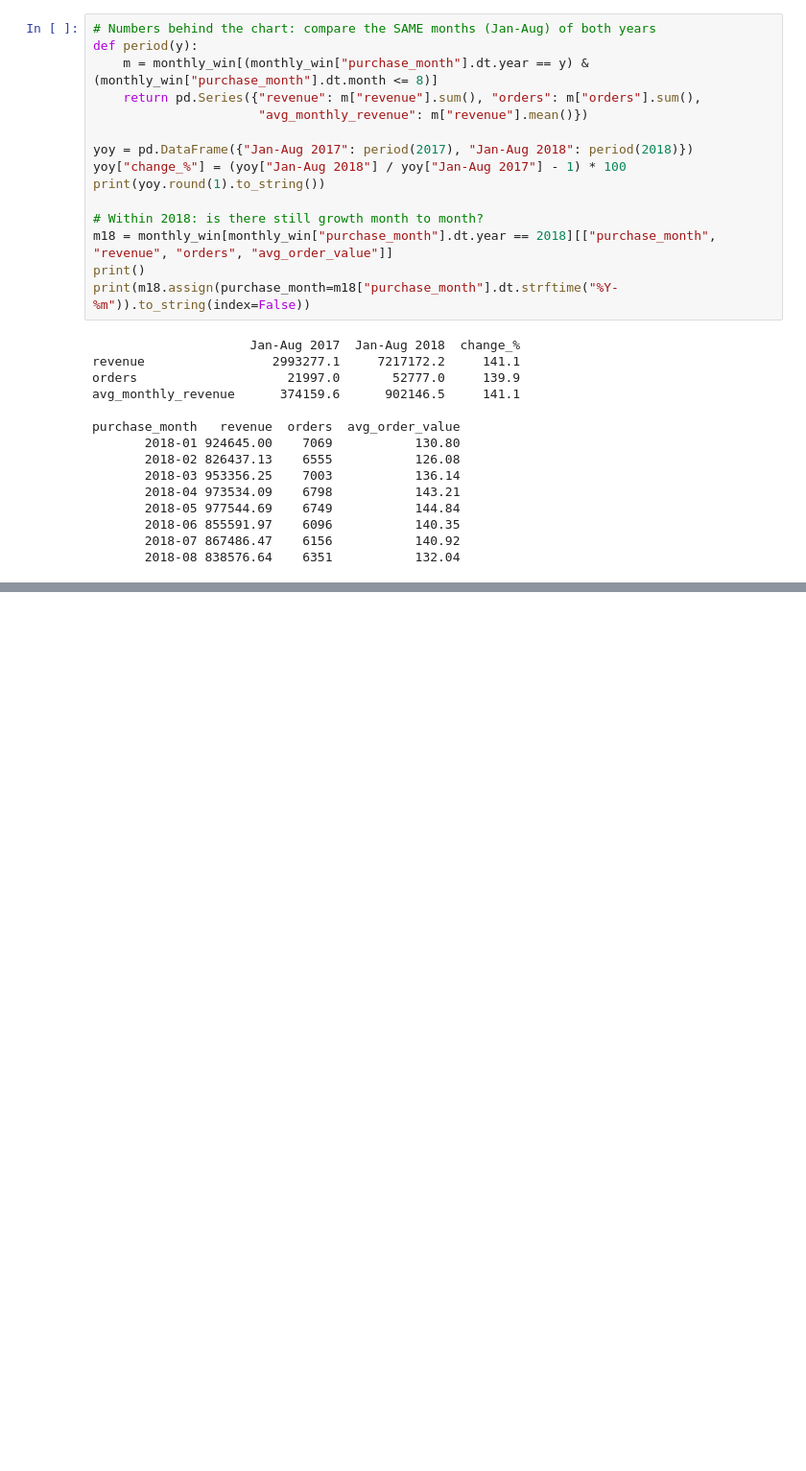
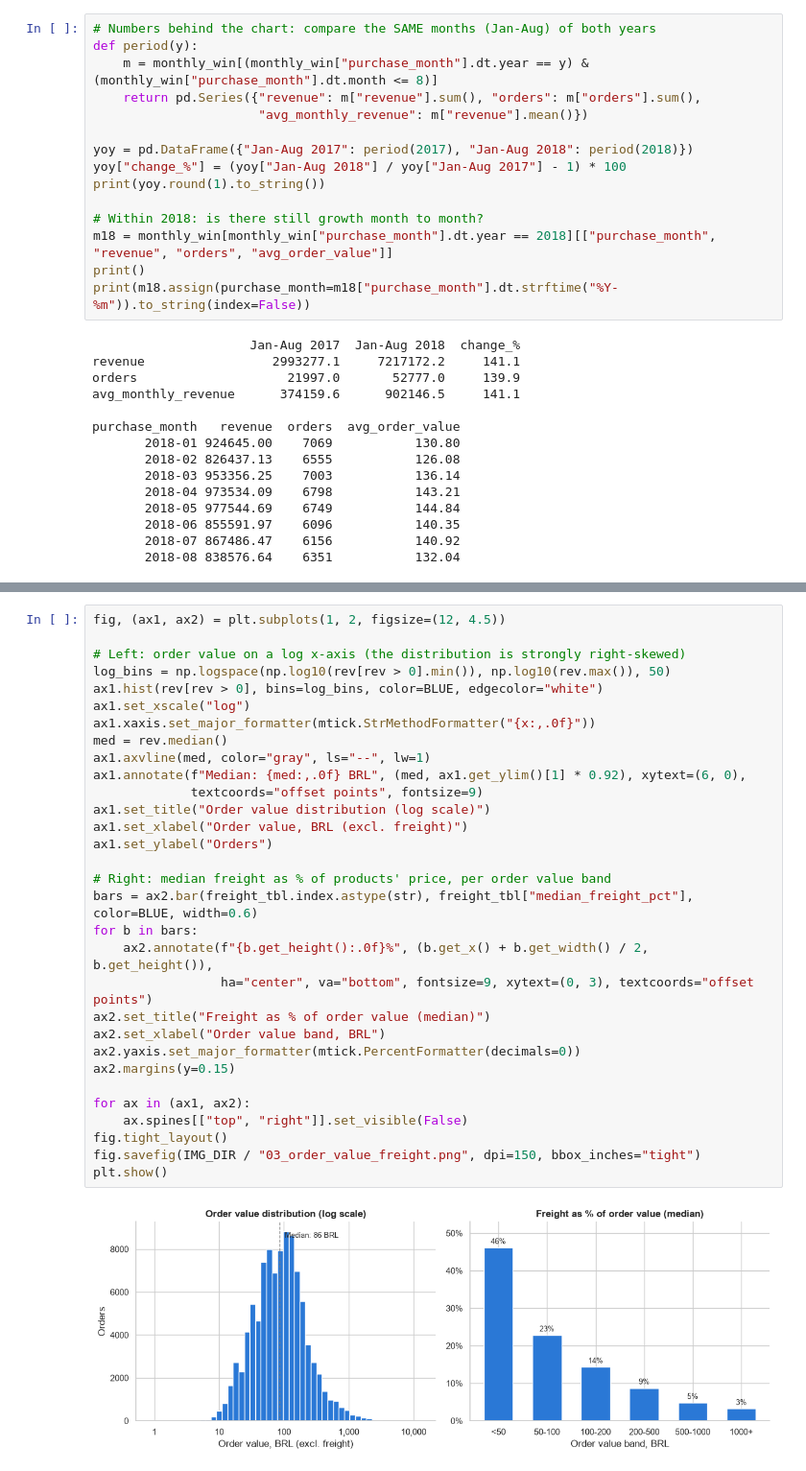
Before and after one commit to MohammedAltatari/olist-customer-analytics, a Jupyter notebook: notebooks/01_eda.ipynb, the cells around one changed output, grey strips where cells are left out. Shown at 96% size. Cells and saved outputs as stored; diff of their text form; blank space fills up the shorter version.

```diff
--- a/notebooks/01_eda.ipynb
+++ b/notebooks/01_eda.ipynb
@@ -217,0 +366,33 @@ purchase_month   revenue  orders  avg_order_value
+# %%
+fig, (ax1, ax2) = plt.subplots(1, 2, figsize=(12, 4.5))
+
+# Left: order value on a log x-axis (the distribution is strongly right-skewed)
+log_bins = np.logspace(np.log10(rev[rev > 0].min()), np.log10(rev.max()), 50)
+ax1.hist(rev[rev > 0], bins=log_bins, color=BLUE, edgecolor="white")
+ax1.set_xscale("log")
+ax1.xaxis.set_major_formatter(mtick.StrMethodFormatter("{x:,.0f}"))
+med = rev.median()
+ax1.axvline(med, color="gray", ls="--", lw=1)
+ax1.annotate(f"Median: {med:,.0f} BRL", (med, ax1.get_ylim()[1] * 0.92), xytext=(6, 0),
+             textcoords="offset points", fontsize=9)
+ax1.set_title("Order value distribution (log scale)")
+ax1.set_xlabel("Order value, BRL (excl. freight)")
+ax1.set_ylabel("Orders")
+
+# Right: median freight as % of products' price, per order value band
+bars = ax2.bar(freight_tbl.index.astype(str), freight_tbl["median_freight_pct"], color=BLUE, width=0.6)
+for b in bars:
+    ax2.annotate(f"{b.get_height():.0f}%", (b.get_x() + b.get_width() / 2, b.get_height()),
+                 ha="center", va="bottom", fontsize=9, xytext=(0, 3), textcoords="offset points")
+ax2.set_title("Freight as % of order value (median)")
+ax2.set_xlabel("Order value band, BRL")
+ax2.yaxis.set_major_formatter(mtick.PercentFormatter(decimals=0))
+ax2.margins(y=0.15)
+
+for ax in (ax1, ax2):
+    ax.spines[["top", "right"]].set_visible(False)
+fig.tight_layout()
+fig.savefig(IMG_DIR / "03_order_value_freight.png", dpi=150, bbox_inches="tight")
+plt.show()
+# %% [output]
+[figure, added]
```
Also changed, not shown: parts of 22 cells of this notebook, 6 other files.
